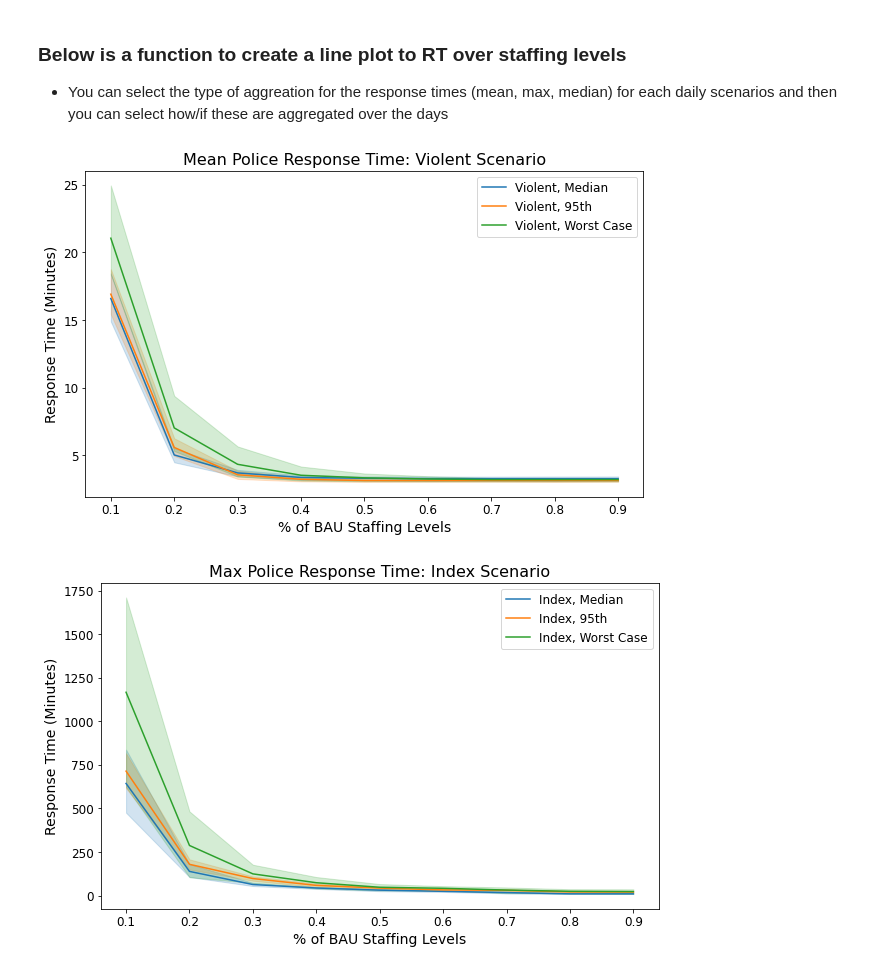
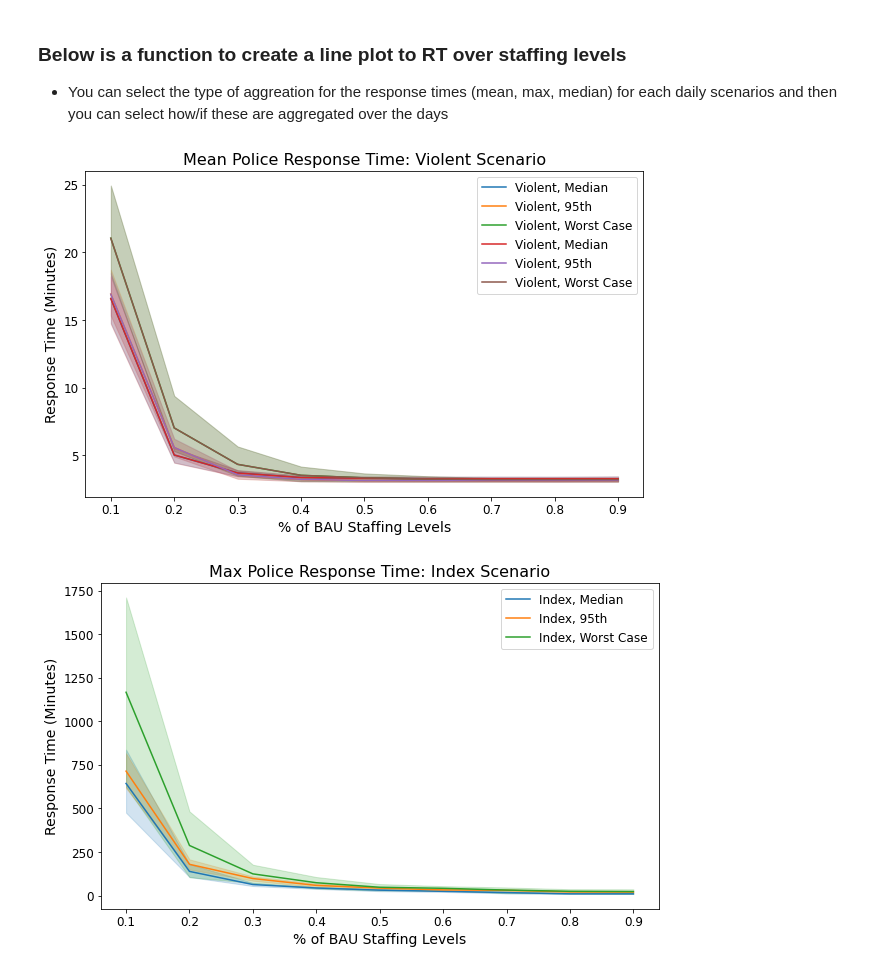
Before and after one commit to callieclark/response-time-project, a Jupyter notebook: Plot_Generator_V2.ipynb, the cells around one changed output. Saved outputs shown, nothing was run; the diff lists cells and outputs as text; code cells hidden in the pictures.

Commit message:
plot update

```diff
--- a/Plot_Generator_V2.ipynb
+++ b/Plot_Generator_V2.ipynb
@@ -164,10 +223,11 @@ def make_lineplot(metric='Mean',agg_type='mean',responder='Police',grouping='BAU
 # %%
-make_lineplot(metric='Mean', #'Median','Mean','Max'
+make_lineplot_both(metric='Mean', #'Median','Mean','Max'
               agg_type='None', #'median','max','mean',none
               responder='Police',#Police, Alternative
-              grouping='Violent')#'BAU','Index','Violent'
+              grouping='Violent',#'BAU','Index','Violent'
+              file_name='BAU_RT')
 # %% [output]
-[figure, old version]
+[figure, new version]
 # %%
 make_lineplot(metric='Max', #'Median','Mean','Max'
               agg_type='None', #'median','max','mean',none
```
Also changed, not shown: parts of 6 cells of this notebook, 2 other files.
